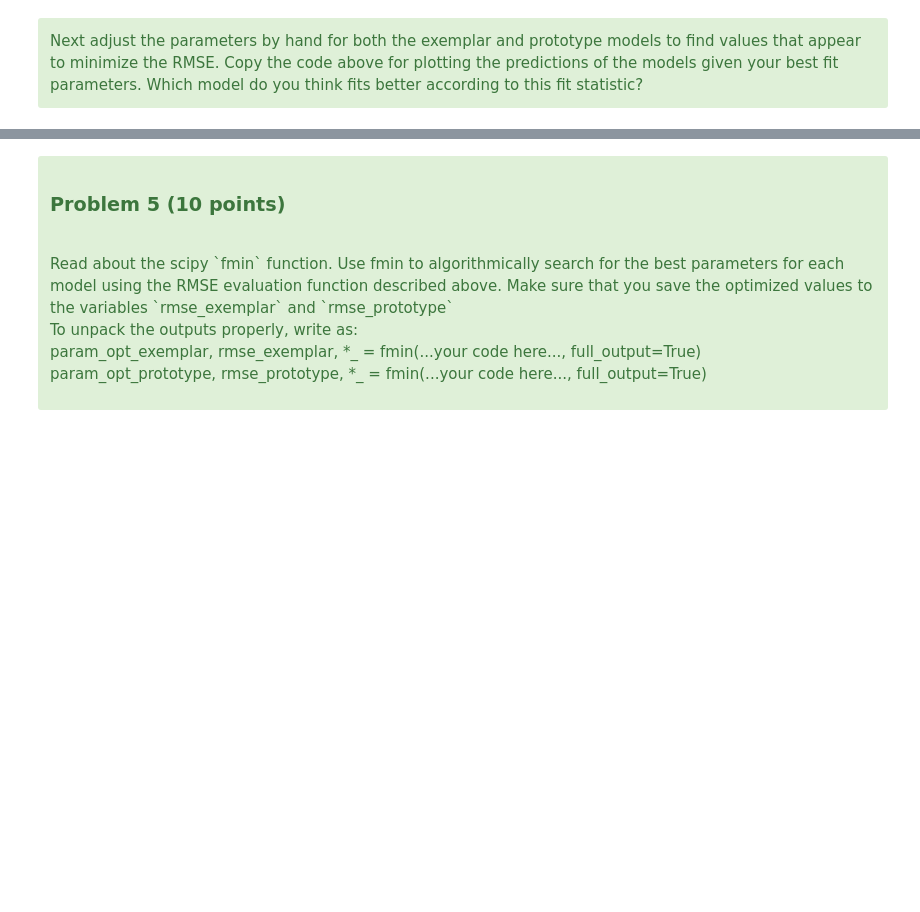
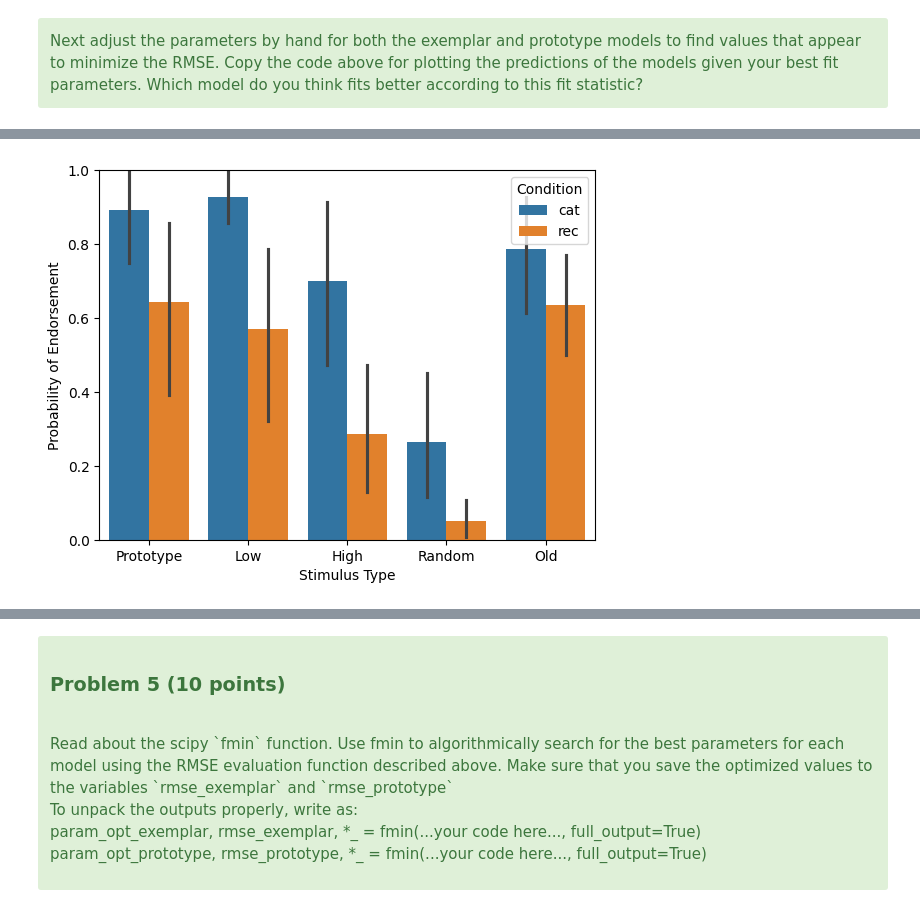
Before and after one commit to honuboy/PSY360, a Jupyter notebook: homeworks/homework-Categorization/Homework-Categorization-PartA.ipynb, the cells around one changed output, grey strips where cells are left out. Cells and saved outputs as stored; diff of their text form; code cells hidden in the pictures; blank space fills up the shorter version.

```diff
--- a/homeworks/homework-Categorization/Homework-Categorization-PartA.ipynb
+++ b/homeworks/homework-Categorization/Homework-Categorization-PartA.ipynb
@@ -638,0 +648,7 @@ My errors are pretty close! Both just above 8.1%. However, I was able to get the
+# %%
+#human
+
+ax = sns.barplot(x="Stimulus Type", y="Probability of Endorsement", hue="Condition", data=get_human_results())
+ax.set_ylim(0, 1.0);
+# %% [output]
+[figure, added]
```
Also changed, not shown: parts of 8 cells of this notebook.
